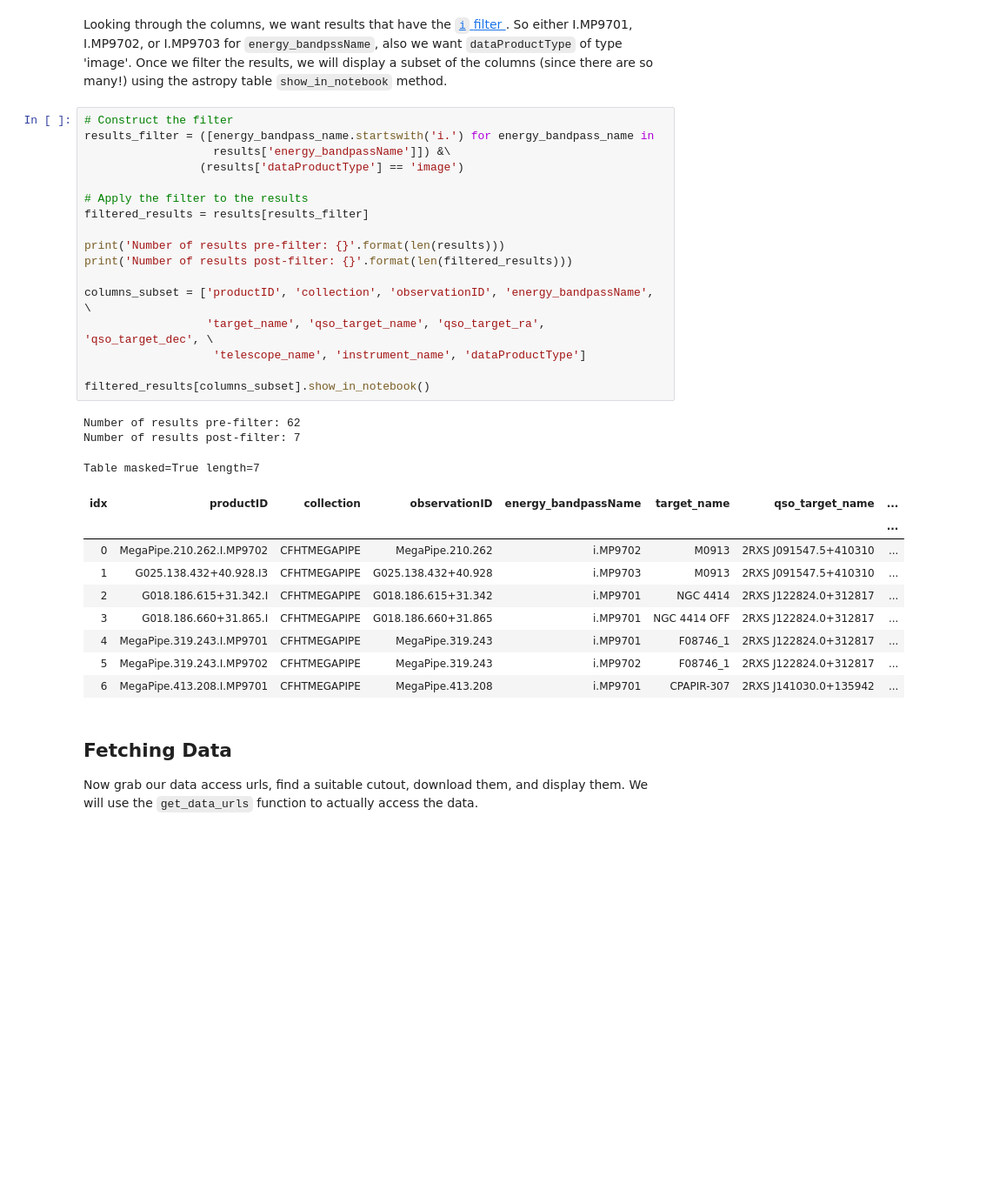
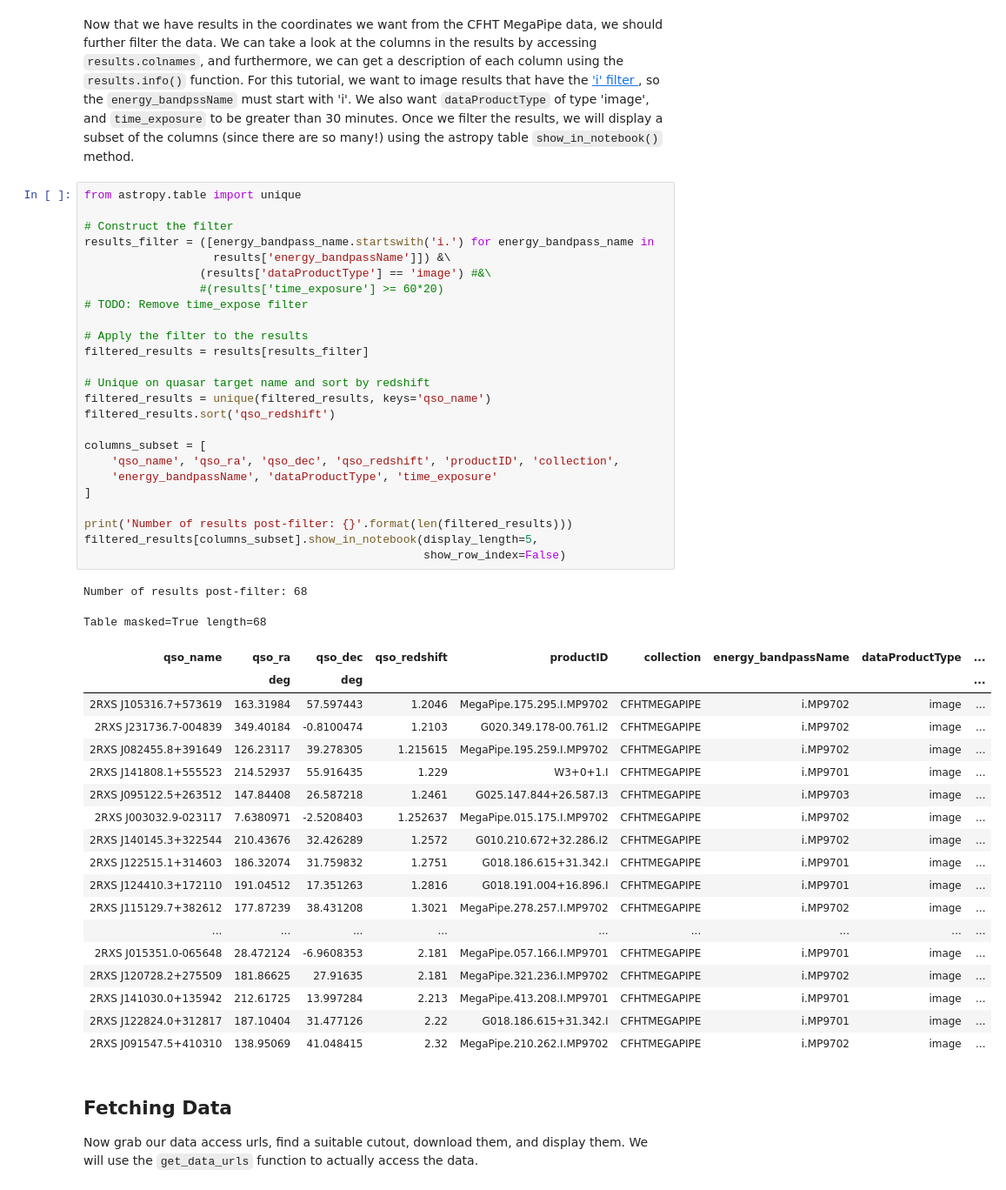
Before and after one commit to ellieb/astroquery_tutorial, a Jupyter notebook: astroquery_example_quasars.ipynb, the cells around one changed output. Shown at 87% size. Saved outputs shown, nothing was run; the diff lists cells and outputs as text; blank space fills up the shorter version.

```diff
--- a/astroquery_example_quasars.ipynb
+++ b/astroquery_example_quasars.ipynb
@@ -203,35 +137,51 @@ Table masked=True length=62
 # %% [markdown]
-Looking through the columns, we want results that have the [`i` filter ](https://www.cadc-ccda.hia-iha.nrc-cnrc.gc.ca/en/megapipe/docs/filt.html). So either I.MP9701, I.MP9702, or I.MP9703 for `energy_bandpssName`, also we want `dataProductType` of type 'image'. Once we filter the results, we will display a subset of the columns (since there are so many!) using the astropy table `show_in_notebook` method.
+Now that we have results in the coordinates we want from the CFHT MegaPipe data, we should further filter the data. We can take a look at the columns in the results by accessing `results.colnames`, and furthermore, we can get a description of each column using the `results.info()` function. For this tutorial, we want to image results that have the ['i' filter ](https://www.cadc-ccda.hia-iha.nrc-cnrc.gc.ca/en/megapipe/docs/filt.html), so the `energy_bandpssName` must start with 'i'. We also want `dataProductType` of type 'image', and `time_exposure` to be greater than 30 minutes. Once we filter the results, we will display a subset of the columns (since there are so many!) using the astropy table `show_in_notebook()` method.
 # %%
+from astropy.table import unique
+
 # Construct the filter
 results_filter = ([energy_bandpass_name.startswith('i.') for energy_bandpass_name in
                    results['energy_bandpassName']]) &\
-                 (results['dataProductType'] == 'image')
+                 (results['dataProductType'] == 'image') #&\
+                 #(results['time_exposure'] >= 60*20)
+# TODO: Remove time_expose filter
 
 # Apply the filter to the results
 filtered_results = results[results_filter]
 
-print('Number of results pre-filter: {}'.format(len(results)))
+# Unique on quasar target name and sort by redshift
+filtered_results = unique(filtered_results, keys='qso_name')
+filtered_results.sort('qso_redshift')
+
+columns_subset = [
+    'qso_name', 'qso_ra', 'qso_dec', 'qso_redshift', 'productID', 'collection',
+    'energy_bandpassName', 'dataProductType', 'time_exposure'
+]
+
 print('Number of results post-filter: {}'.format(len(filtered_results)))
-
-columns_subset = ['productID', 'collection', 'observationID', 'energy_bandpassName', \
-                  'target_name', 'qso_target_name', 'qso_target_ra', 'qso_target_dec', \
-                   'telescope_name', 'instrument_name', 'dataProductType']
-
-filtered_results[columns_subset].show_in_notebook()
+filtered_results[columns_subset].show_in_notebook(display_length=5,
+                                                  show_row_index=False)
 # %% [output]
-Number of results pre-filter: 62
-Number of results post-filter: 7
+Number of results post-filter: 68
-Table masked=True length=7
+Table masked=True length=68
-| idx | productID | collection | observationID | energy_bandpassName | target_name | qso_target_name | ... |
-|  |  |  |  |  |  |  | ... |
-| 0 | MegaPipe.210.262.I.MP9702 | CFHTMEGAPIPE | MegaPipe.210.262 | i.MP9702 | M0913 | 2RXS J091547.5+410310 | ... |
-| 1 | G025.138.432+40.928.I3 | CFHTMEGAPIPE | G025.138.432+40.928 | i.MP9703 | M0913 | 2RXS J091547.5+410310 | ... |
-| 2 | G018.186.615+31.342.I | CFHTMEGAPIPE | G018.186.615+31.342 | i.MP9701 | NGC 4414 | 2RXS J122824.0+312817 | ... |
-| 3 | G018.186.660+31.865.I | CFHTMEGAPIPE | G018.186.660+31.865 | i.MP9701 | NGC 4414 OFF | 2RXS J122824.0+312817 | ... |
-| 4 | MegaPipe.319.243.I.MP9701 | CFHTMEGAPIPE | MegaPipe.319.243 | i.MP9701 | F08746_1 | 2RXS J122824.0+312817 | ... |
-| 5 | MegaPipe.319.243.I.MP9702 | CFHTMEGAPIPE | MegaPipe.319.243 | i.MP9702 | F08746_1 | 2RXS J122824.0+312817 | ... |
-| 6 | MegaPipe.413.208.I.MP9701 | CFHTMEGAPIPE | MegaPipe.413.208 | i.MP9701 | CPAPIR-307 | 2RXS J141030.0+135942 | ... |
+| qso_name | qso_ra | qso_dec | qso_redshift | productID | collection | energy_bandpassName | dataProductType | ... |
+|  | deg | deg |  |  |  |  |  | ... |
+| 2RXS J105316.7+573619 | 163.31984 | 57.597443 | 1.2046 | MegaPipe.175.295.I.MP9702 | CFHTMEGAPIPE | i.MP9702 | image | ... |
+| 2RXS J231736.7-004839 | 349.40184 | -0.8100474 | 1.2103 | G020.349.178-00.761.I2 | CFHTMEGAPIPE | i.MP9702 | image | ... |
+| 2RXS J082455.8+391649 | 126.23117 | 39.278305 | 1.215615 | MegaPipe.195.259.I.MP9702 | CFHTMEGAPIPE | i.MP9702 | image | ... |
+| 2RXS J141808.1+555523 | 214.52937 | 55.916435 | 1.229 | W3+0+1.I | CFHTMEGAPIPE | i.MP9701 | image | ... |
+| 2RXS J095122.5+263512 | 147.84408 | 26.587218 | 1.2461 | G025.147.844+26.587.I3 | CFHTMEGAPIPE | i.MP9703 | image | ... |
+| 2RXS J003032.9-023117 | 7.6380971 | -2.5208403 | 1.252637 | MegaPipe.015.175.I.MP9702 | CFHTMEGAPIPE | i.MP9702 | image | ... |
+| 2RXS J140145.3+322544 | 210.43676 | 32.426289 | 1.2572 | G010.210.672+32.286.I2 | CFHTMEGAPIPE | i.MP9702 | image | ... |
+| 2RXS J122515.1+314603 | 186.32074 | 31.759832 | 1.2751 | G018.186.615+31.342.I | CFHTMEGAPIPE | i.MP9701 | image | ... |
+| 2RXS J124410.3+172110 | 191.04512 | 17.351263 | 1.2816 | G018.191.004+16.896.I | CFHTMEGAPIPE | i.MP9701 | image | ... |
+| 2RXS J115129.7+382612 | 177.87239 | 38.431208 | 1.3021 | MegaPipe.278.257.I.MP9702 | CFHTMEGAPIPE | i.MP9702 | image | ... |
+| ... | ... | ... | ... | ... | ... | ... | ... | ... |
+| 2RXS J015351.0-065648 | 28.472124 | -6.9608353 | 2.181 | MegaPipe.057.166.I.MP9701 | CFHTMEGAPIPE | i.MP9701 | image | ... |
+| 2RXS J120728.2+275509 | 181.86625 | 27.91635 | 2.181 | MegaPipe.321.236.I.MP9702 | CFHTMEGAPIPE | i.MP9702 | image | ... |
+| 2RXS J141030.0+135942 | 212.61725 | 13.997284 | 2.213 | MegaPipe.413.208.I.MP9701 | CFHTMEGAPIPE | i.MP9701 | image | ... |
+| 2RXS J122824.0+312817 | 187.10404 | 31.477126 | 2.22 | G018.186.615+31.342.I | CFHTMEGAPIPE | i.MP9701 | image | ... |
+| 2RXS J091547.5+410310 | 138.95069 | 41.048415 | 2.32 | MegaPipe.210.262.I.MP9702 | CFHTMEGAPIPE | i.MP9702 | image | ... |
 # %% [markdown]
 
 ## Fetching Data
```
Also changed, not shown: parts of 18 cells of this notebook, 1 other file.
